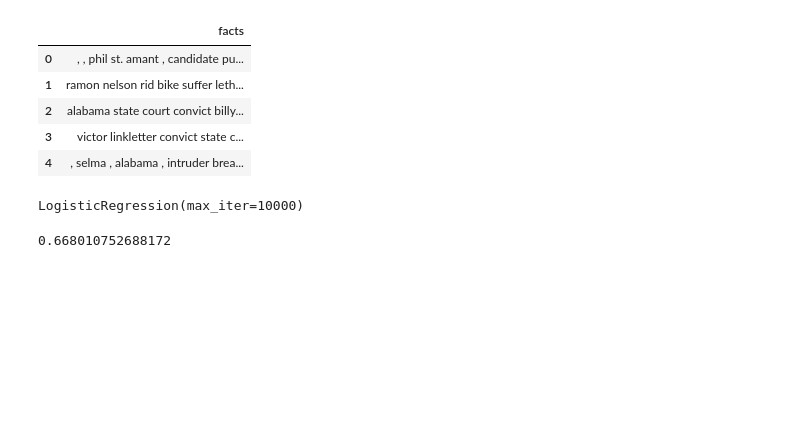
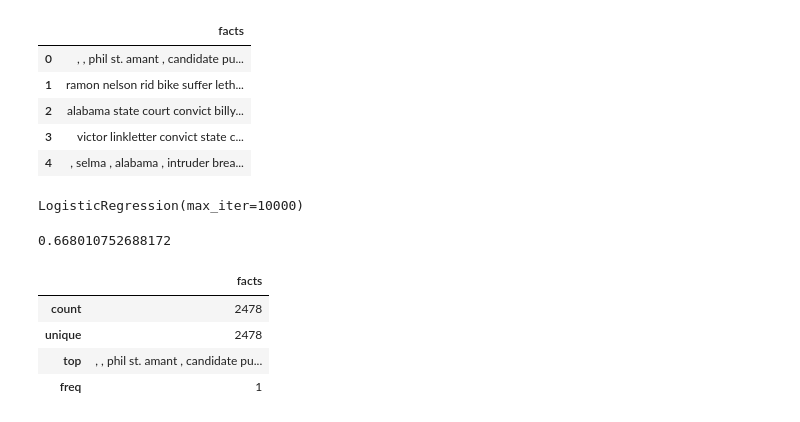
Before and after one commit to syl0702/dacon_law_practice, a Jupyter notebook: analysis.ipynb, the cells around one changed output. Cells and saved outputs as stored; diff of their text form; code cells hidden in the pictures; blank space fills up the shorter version.

```diff
--- a/analysis.ipynb
+++ b/analysis.ipynb
@@ -233,2 +233,10 @@ accuracy_score(lr_pred, y_test)
 # %% [output]
 0.668010752688172
+# %%
+data.describe()
+# %% [output]
+|  | facts |
+| count | 2478 |
+| unique | 2478 |
+| top | , , phil st. amant , candidate pu... |
+| freq | 1 |
```
Also changed, not shown: parts of 3 cells of this notebook.
